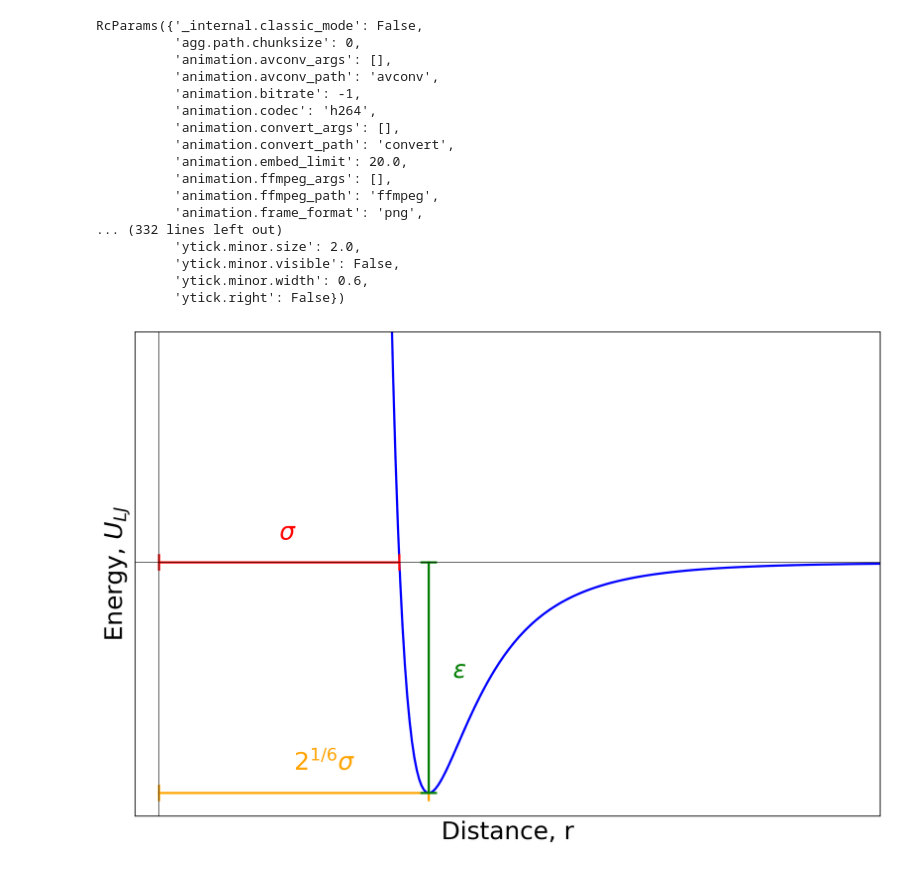
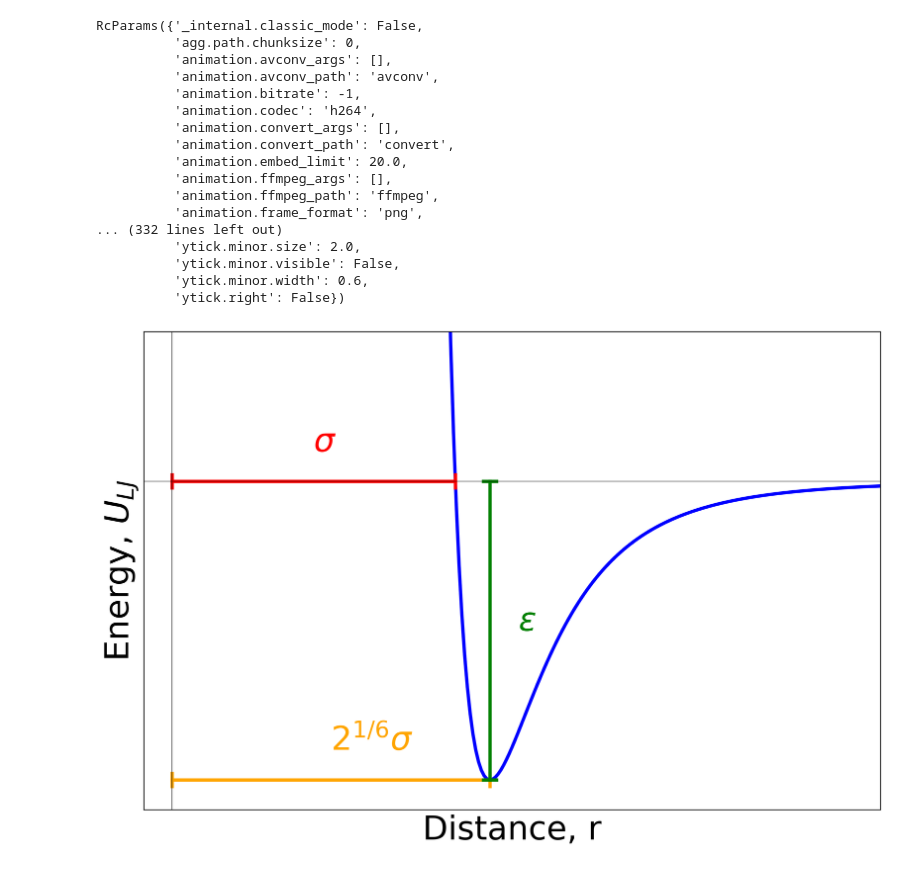
Before and after one commit to jennyfothergill/proposal-JF, a Jupyter notebook: graphs.ipynb, the cells around one changed output. Saved outputs shown, nothing was run; the diff lists cells and outputs as text; code cells hidden in the pictures.

```diff
--- a/graphs.ipynb
+++ b/graphs.ipynb
@@ -24,3 +43,30 @@ RcParams({'_internal.classic_mode': False,
+# %%
+fig, ax = plt.subplots()
+
+ax.plot(rs, lj(rs), color="b")
+
+ax.text(sig/2,lj(sig)+0.1, r"$\sigma$", color="r")
+ax.plot((0,sig),(0,lj(sig)), marker="|", markersize=15, mew=3, color ="r")
+
+minsig = 2**(1/6)*sig
+ax.text(minsig/2,lj(minsig)+0.1, r"$2^{1/6}\sigma$", color="orange")
+ax.plot((0,minsig),(-eps,lj(minsig)), marker="|", markersize=15, mew=3, color ="orange")
+
+ax.text(minsig+0.1,-eps/2, r"$\epsilon$", color="green")
+ax.plot((minsig,minsig),(0,-eps), marker="_", markersize=15, mew=3, color ="green")
+
+ax.set_xlabel("Distance, r")
+ax.set_ylabel(r"Energy, $U_{LJ}$")
+ax.set_ylim(-(eps+0.1),eps-0.5*eps)
+ax.set_xlim(-.1, 2.5*sig)
+ax.set_xticks([])
+ax.set_yticks([])
+ax.axhline(y=0, color='k', linewidth=0.5)
+ax.axvline(x=0, color='k', linewidth=0.5)
+
+fig.savefig('lj.pdf', bbox_inches='tight')
+# %% [output]
+[figure, added]
 # %%
 plt.rcParams.update({
     'font.size': 22,
@@ -43,30 +82,3 @@ rs = np.linspace(0.1,5,500)
-# %%
-fig, ax = plt.subplots()
-
-ax.plot(rs, lj(rs), color="b")
-
-ax.text(sig/2,lj(sig)+0.1, r"$\sigma$", color="r")
-ax.plot((0,sig),(0,lj(sig)), marker="|", markersize=15, mew=2, color ="r")
-
-minsig = 2**(1/6)*sig
-ax.text(minsig/2,lj(minsig)+0.1, r"$2^{1/6}\sigma$", color="orange")
-ax.plot((0,minsig),(-eps,lj(minsig)), marker="|", markersize=15, mew=2, color ="orange")
-
-ax.text(minsig+0.1,-eps/2, r"$\epsilon$", color="green")
-ax.plot((minsig,minsig),(0,-eps), marker="_", markersize=15, mew=2, color ="green")
-
-ax.set_xlabel("Distance, r")
-ax.set_ylabel(r"Energy, $U_{LJ}$")
-ax.set_ylim(-(eps+0.1),eps)
-ax.set_xlim(-.1, 3*sig)
-ax.set_xticks([])
-ax.set_yticks([])
-ax.axhline(y=0, color='k', linewidth=0.5)
-ax.axvline(x=0, color='k', linewidth=0.5)
-
-fig.savefig('lj.pdf', bbox_inches='tight')
-# %% [output]
-[figure, removed]
 # %%
 opvs = np.loadtxt("opvs.csv", delimiter=",")
 opvs = opvs[opvs[:,0].argsort()]
```
Also changed, not shown: parts of 6 cells of this notebook, 4 other files.
